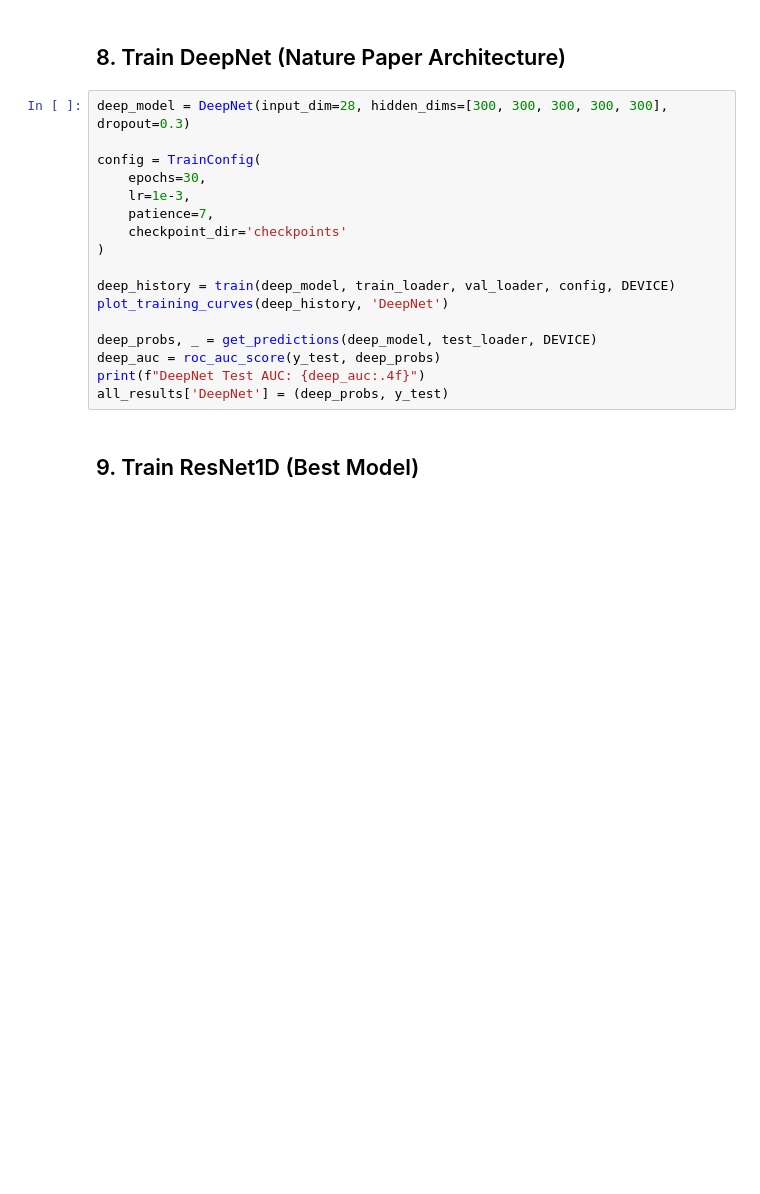
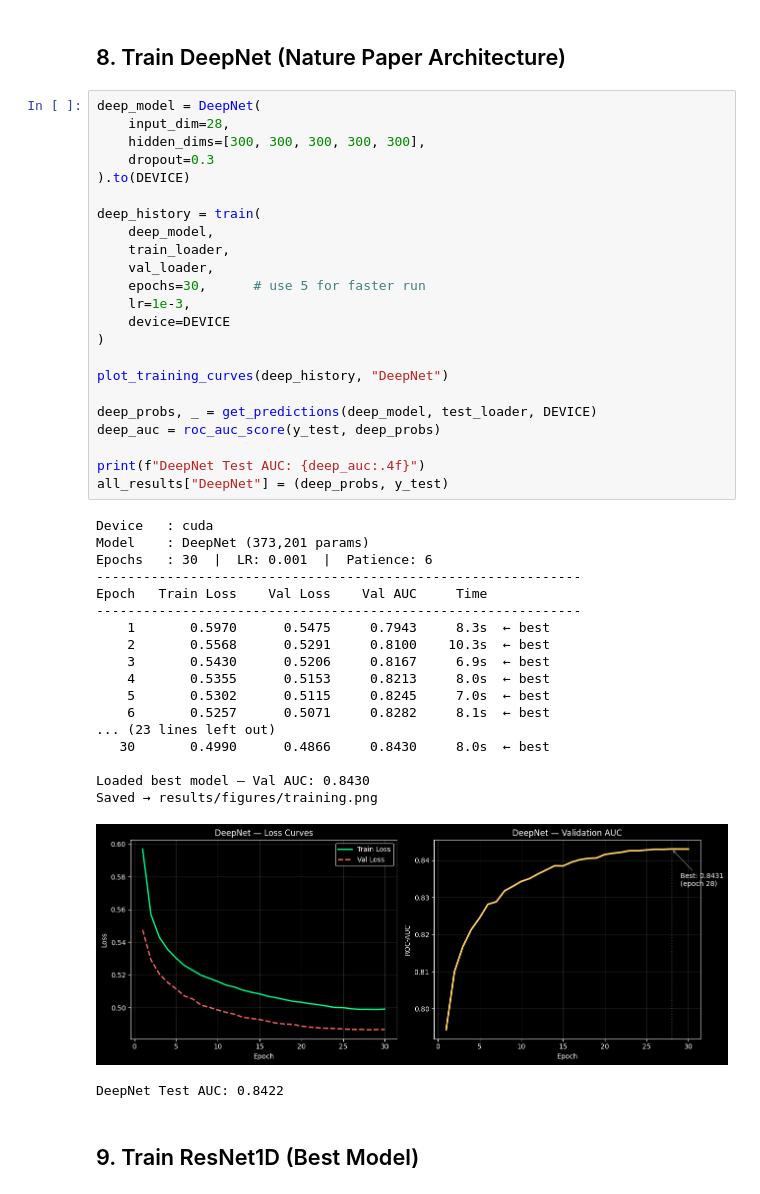
Before and after one commit to Ambitchious/particle-classifier, a Jupyter notebook: notebooks/particle_classifier.ipynb, the cells around one changed output. Cells and saved outputs as stored; diff of their text form; blank space fills up the shorter version.

```diff
--- a/notebooks/particle_classifier.ipynb
+++ b/notebooks/particle_classifier.ipynb
@@ -211,22 +292,48 @@ all_results['ShallowNet'] = (shallow_probs, y_test)
 # %% [markdown]
 ## 8. Train DeepNet (Nature Paper Architecture)
 # %%
-deep_model = DeepNet(input_dim=28, hidden_dims=[300, 300, 300, 300, 300], dropout=0.3)
+deep_model = DeepNet(
+    input_dim=28,
+    hidden_dims=[300, 300, 300, 300, 300],
+    dropout=0.3
+).to(DEVICE)
 
-config = TrainConfig(
-    epochs=30,
+deep_history = train(
+    deep_model,
+    train_loader,
+    val_loader,
+    epochs=30,      # use 5 for faster run
     lr=1e-3,
-    patience=7,
-    checkpoint_dir='checkpoints'
+    device=DEVICE
 )
 
-deep_history = train(deep_model, train_loader, val_loader, config, DEVICE)
-plot_training_curves(deep_history, 'DeepNet')
+plot_training_curves(deep_history, "DeepNet")
 
 deep_probs, _ = get_predictions(deep_model, test_loader, DEVICE)
 deep_auc = roc_auc_score(y_test, deep_probs)
+
 print(f"DeepNet Test AUC: {deep_auc:.4f}")
-all_results['DeepNet'] = (deep_probs, y_test)
+all_results["DeepNet"] = (deep_probs, y_test)
+# %% [output]
+Device   : cuda
+Model    : DeepNet (373,201 params)
+Epochs   : 30  |  LR: 0.001  |  Patience: 6
+--------------------------------------------------------------
+Epoch   Train Loss    Val Loss    Val AUC     Time
+--------------------------------------------------------------
+    1       0.5970      0.5475     0.7943     8.3s  ← best
+    2       0.5568      0.5291     0.8100    10.3s  ← best
+    3       0.5430      0.5206     0.8167     6.9s  ← best
+    4       0.5355      0.5153     0.8213     8.0s  ← best
+    5       0.5302      0.5115     0.8245     7.0s  ← best
+    6       0.5257      0.5071     0.8282     8.1s  ← best
+... (23 lines left out)
+   30       0.4990      0.4866     0.8430     8.0s  ← best
+
+Loaded best model — Val AUC: 0.8430
+Saved → results/figures/training.png
+[figure, added]
+DeepNet Test AUC: 0.8422
 # %% [markdown]
 ## 9. Train ResNet1D (Best Model)
 # %%
```
Also changed, not shown: parts of 15 cells of this notebook.
